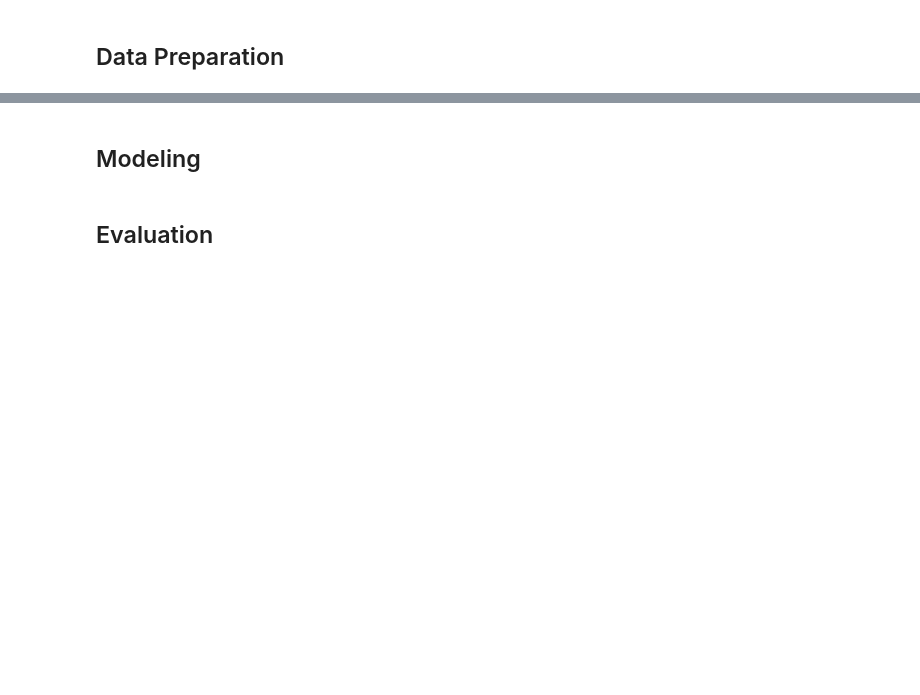
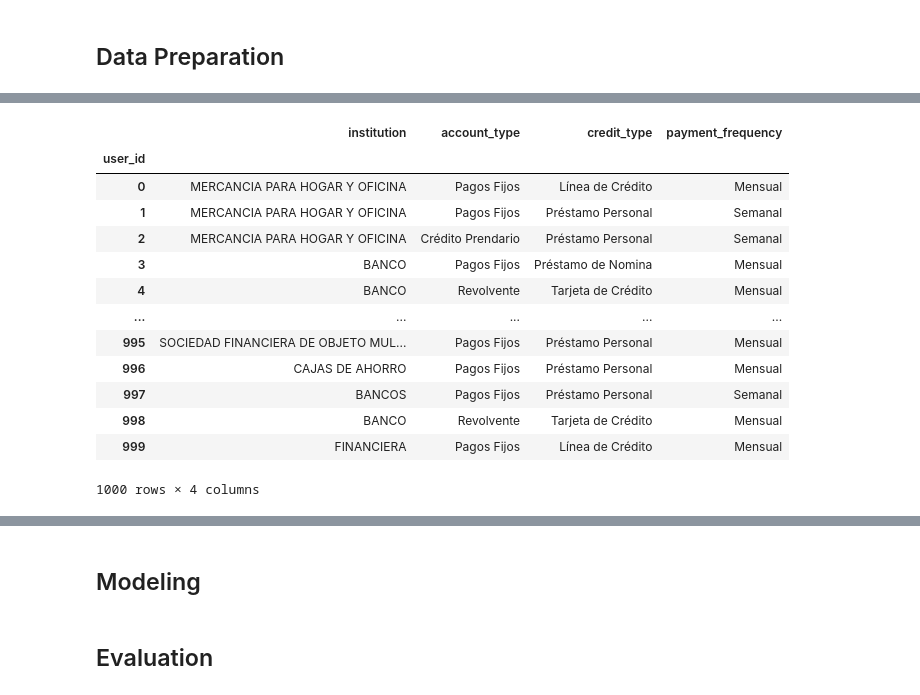
Before and after one commit to IsaiasGutierrezCruz/CreditRisk, a Jupyter notebook: ChallengeCreditRisk.ipynb, the cells around one changed output, grey strips where cells are left out. Drawn from its saved outputs; the diff is of its cells as text; code cells hidden in the pictures; blank space fills up the shorter version.

```diff
--- a/ChallengeCreditRisk.ipynb
+++ b/ChallengeCreditRisk.ipynb
@@ -375,0 +379,19 @@ plt.tight_layout()
+# %%
+agg_data2 = data2.groupby(['user_id'])['institution', 'account_type', 'credit_type', 'payment_frequency'].agg(lambda x: pd.Series.mode(x)[0])
+# %%
+agg_data2
+# %% [output]
+|  | institution | account_type | credit_type | payment_frequency |
+| user_id |  |  |  |  |
+| 0 | MERCANCIA PARA HOGAR Y OFICINA | Pagos Fijos | Línea de Crédito | Mensual |
+| 1 | MERCANCIA PARA HOGAR Y OFICINA | Pagos Fijos | Préstamo Personal | Semanal |
+| 2 | MERCANCIA PARA HOGAR Y OFICINA | Crédito Prendario | Préstamo Personal | Semanal |
+| 3 | BANCO | Pagos Fijos | Préstamo de Nomina | Mensual |
+| 4 | BANCO | Revolvente | Tarjeta de Crédito | Mensual |
+| ... | ... | ... | ... | ... |
+| 995 | SOCIEDAD FINANCIERA DE OBJETO MUL... | Pagos Fijos | Préstamo Personal | Mensual |
+| 996 | CAJAS DE AHORRO | Pagos Fijos | Préstamo Personal | Mensual |
+| 997 | BANCOS | Pagos Fijos | Préstamo Personal | Semanal |
+| 998 | BANCO | Revolvente | Tarjeta de Crédito | Mensual |
+| 999 | FINANCIERA | Pagos Fijos | Línea de Crédito | Mensual |
+1000 rows × 4 columns
```
Also changed, not shown: parts of 39 cells of this notebook.
